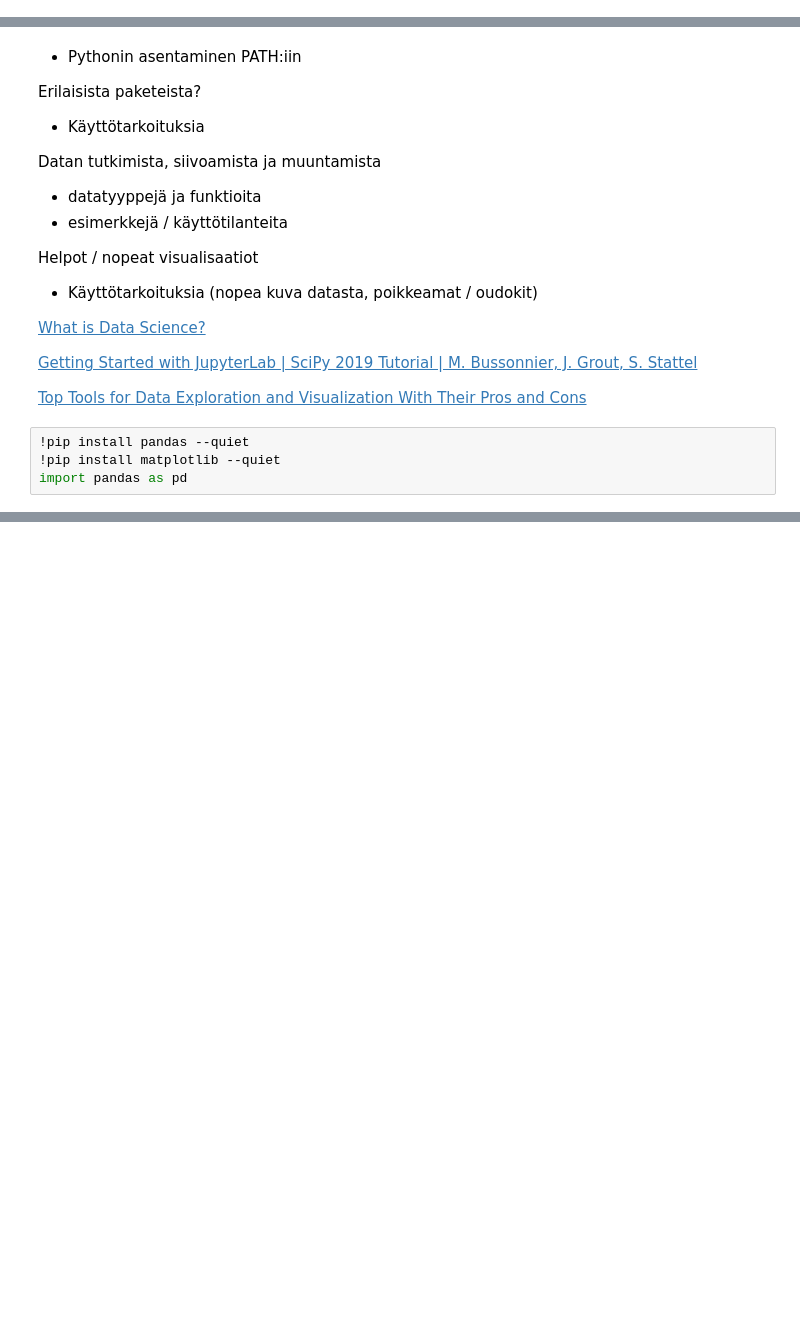
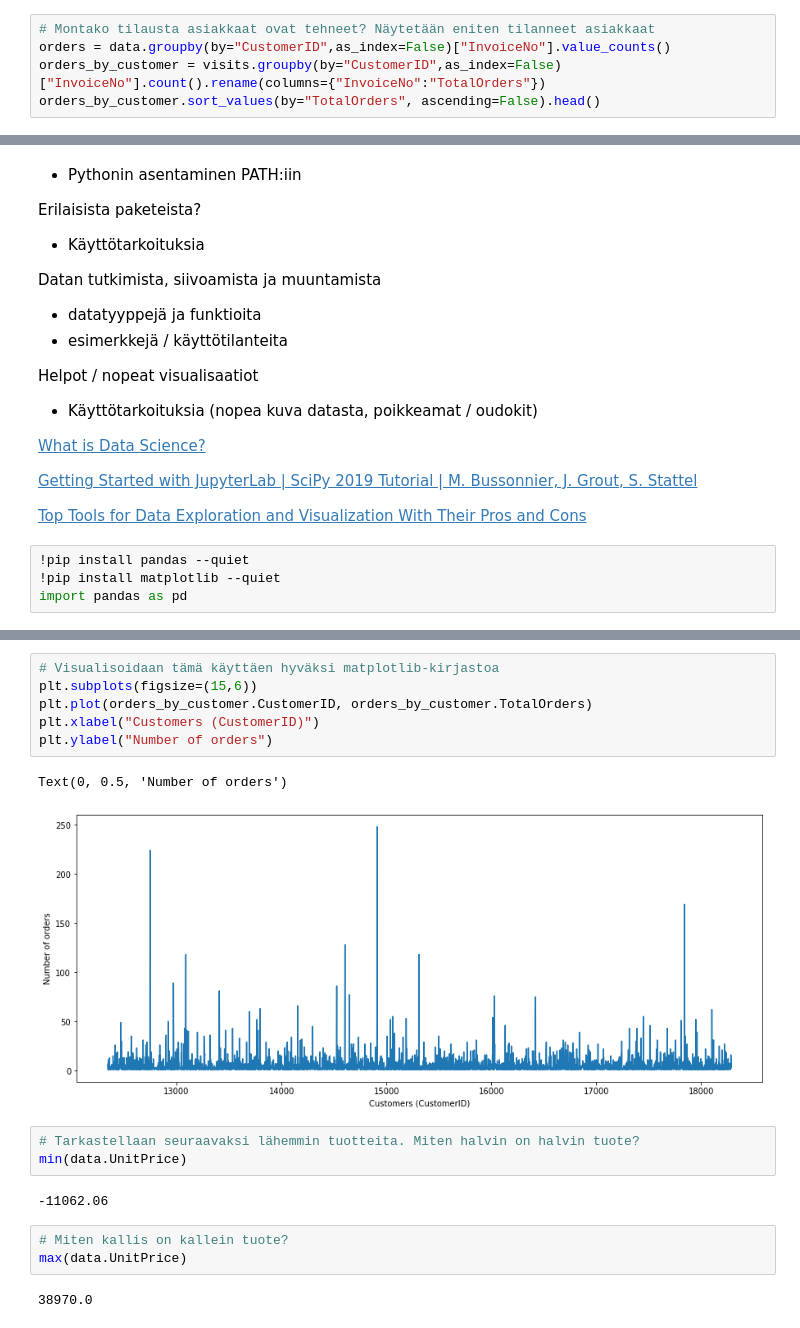
Before and after one commit to Tuomas0209/JODA_2022, a Jupyter notebook: oppimispäiväkirja.ipynb, the cells around one changed output, grey strips where cells are left out. Cells and saved outputs as stored; diff of their text form; blank space fills up the shorter version.

```diff
--- a/oppimispäiväkirja.ipynb
+++ b/oppimispäiväkirja.ipynb
@@ -104,0 +108,5 @@ url =
+# %%
+# Montako tilausta asiakkaat ovat tehneet? Näytetään eniten tilanneet asiakkaat
+orders = data.groupby(by="CustomerID",as_index=False)["InvoiceNo"].value_counts()
+orders_by_customer = visits.groupby(by="CustomerID",as_index=False)["InvoiceNo"].count().rename(columns={"InvoiceNo":"TotalOrders"})
+orders_by_customer.sort_values(by="TotalOrders", ascending=False).head()
@@ -191,0 +282,19 @@ https://www.etla.fi/julkaisut/energy-and-electricity-consumption-of-the-informat
+# %%
+# Visualisoidaan tämä käyttäen hyväksi matplotlib-kirjastoa
+plt.subplots(figsize=(15,6))
+plt.plot(orders_by_customer.CustomerID, orders_by_customer.TotalOrders)
+plt.xlabel("Customers (CustomerID)")
+plt.ylabel("Number of orders")
+# %% [output]
+Text(0, 0.5, 'Number of orders')
+[figure, added]
+# %%
+# Tarkastellaan seuraavaksi lähemmin tuotteita. Miten halvin on halvin tuote?
+min(data.UnitPrice)
+# %% [output]
+-11062.06
+# %%
+# Miten kallis on kallein tuote?
+max(data.UnitPrice)
+# %% [output]
+38970.0
```
Also changed, not shown: parts of 65 cells of this notebook, 7 other files.
